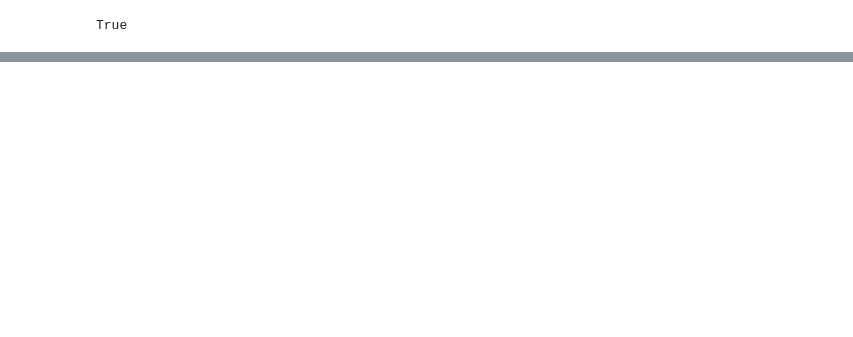
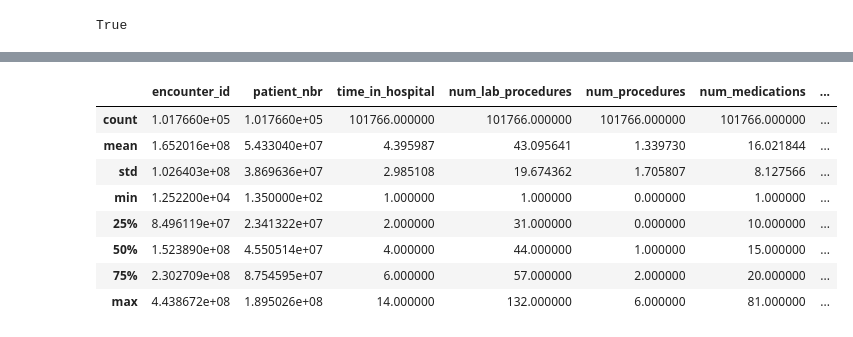
Before and after one commit to kevo-1/Hospital-Readmission-Prediction, a Jupyter notebook: NoteBooks/main.ipynb, the cells around one changed output, grey strips where cells are left out. Drawn from its saved outputs; the diff is of its cells as text; code cells hidden in the pictures; blank space fills up the shorter version.

Commit message:
Done with the Data Cleansing and feature extraction

```diff
--- a/NoteBooks/main.ipynb
+++ b/NoteBooks/main.ipynb
@@ -233,0 +197,39 @@ KeyboardInterrupt:
+# %%
+# Function to extract midpoint from range string
+def extract_midpoint(range_str):
+    try:
+        # Extract the numbers from strings like '[0-10]'
+        range_str = range_str.strip('[]()')  # Remove brackets
+        lower, upper = map(int, range_str.split('-'))  # Split by hyphen and convert to integers
+        return (lower + upper) / 2  # Return the midpoint
+    except:
+        return None  # Return None if conversion fails
+
+# Apply the function to the 'age' column
+# print("Original 'age' column (first few values):")
+# print(data['age'].head())
+
+# Convert age ranges to midpoints
+data['age_numeric'] = data['age'].apply(extract_midpoint)
+
+print("\nConverted 'age_numeric' column (first few values):")
+print(data['age_numeric'].head())
+
+# If you want to replace the original column instead of creating a new one:
+# data['age'] = data['age'].apply(extract_midpoint)
+
+# Check if there were any values that couldn't be converted
+null_count = data['age_numeric'].isna().sum()
+print(f"\nNumber of values that couldn't be converted: {null_count}")
+
+# If there are any null values, you might want to investigate
+if null_count > 0:
+    print("\nSample of problematic values:")
+    problematic = data[data['age_numeric'].isnull()]['age'].unique()
+    print(problematic[:5])  # Print up to 5 unique problematic values
+
+
+# Ensure the 'age' column is not dropped before applying the extract_midpoint function
+# Drop the 'age' column only after creating 'age_numeric'
+data.drop('age', axis=1, inplace=True)
+# data.describe()
@@ -233,0 +246,12 @@ KeyboardInterrupt:
+# %%
+data.describe()
+# %% [output]
+|  | encounter_id | patient_nbr | time_in_hospital | num_lab_procedures | num_procedures | num_medications | ... |
+| count | 1.017660e+05 | 1.017660e+05 | 101766.000000 | 101766.000000 | 101766.000000 | 101766.000000 | ... |
+| mean | 1.652016e+08 | 5.433040e+07 | 4.395987 | 43.095641 | 1.339730 | 16.021844 | ... |
+| std | 1.026403e+08 | 3.869636e+07 | 2.985108 | 19.674362 | 1.705807 | 8.127566 | ... |
+| min | 1.252200e+04 | 1.350000e+02 | 1.000000 | 1.000000 | 0.000000 | 1.000000 | ... |
+| 25% | 8.496119e+07 | 2.341322e+07 | 2.000000 | 31.000000 | 0.000000 | 10.000000 | ... |
+| 50% | 1.523890e+08 | 4.550514e+07 | 4.000000 | 44.000000 | 1.000000 | 15.000000 | ... |
+| 75% | 2.302709e+08 | 8.754595e+07 | 6.000000 | 57.000000 | 2.000000 | 20.000000 | ... |
+| max | 4.438672e+08 | 1.895026e+08 | 14.000000 | 132.000000 | 6.000000 | 81.000000 | ... |
```
Also changed, not shown: parts of 25 cells of this notebook, 1 other file.
